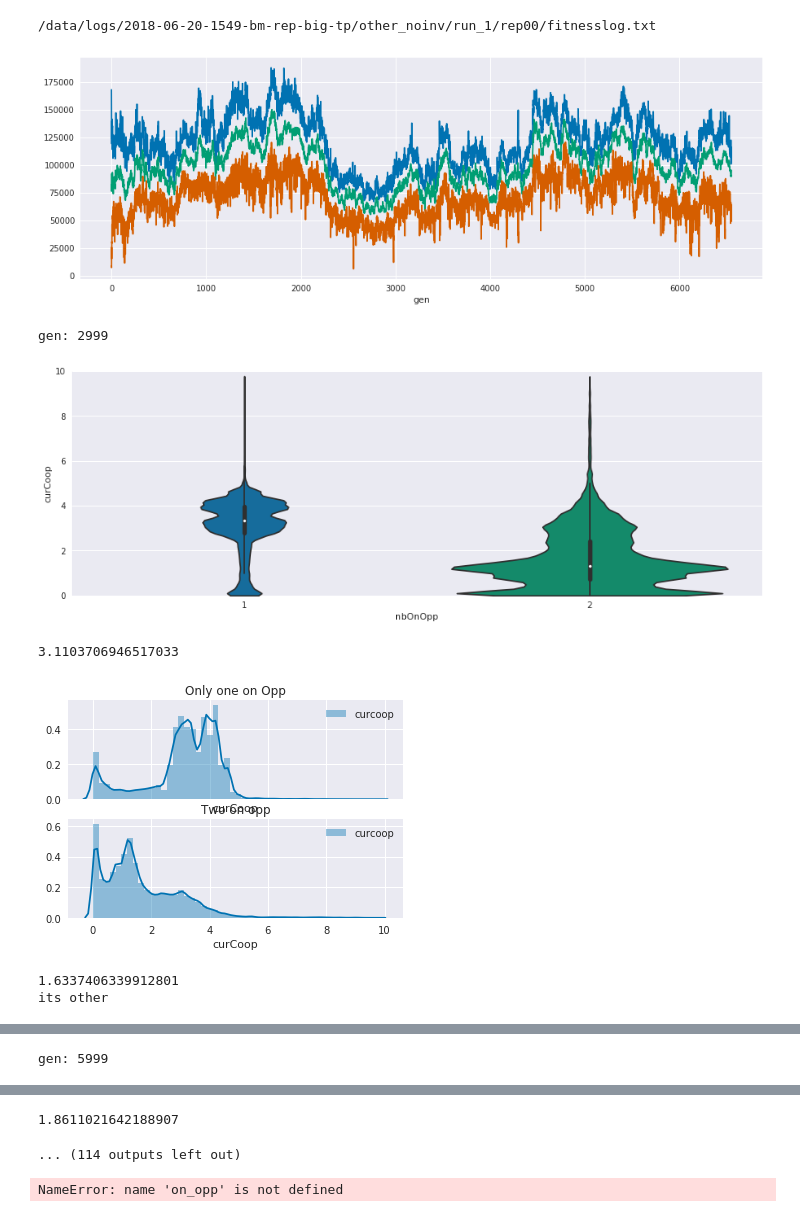
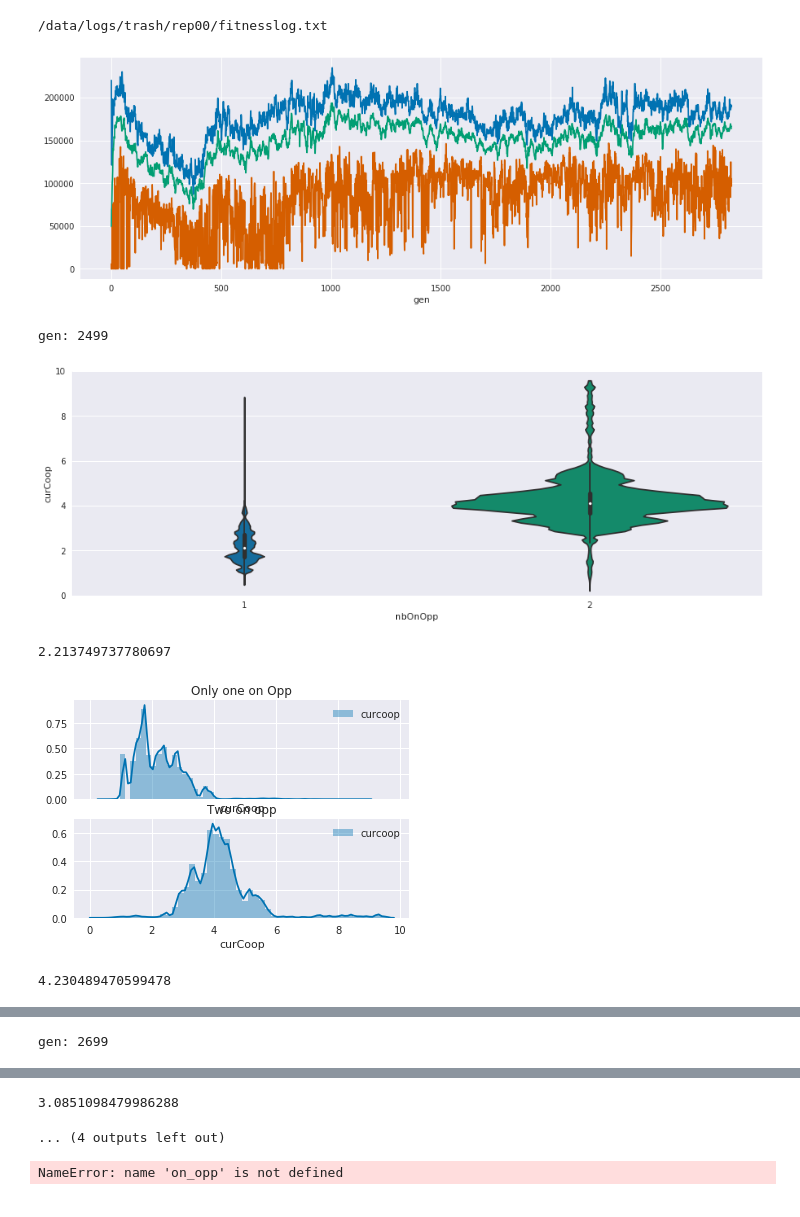
Before and after one commit to PaulEcoffet/roborobo3, a Jupyter notebook: roborobo3/notebooks/bigmodel ESS stat.ipynb, the cells around one changed output, grey strips where cells are left out. Cells and saved outputs as stored; diff of their text form; code cells hidden in the pictures.

```diff
--- a/roborobo3/notebooks/bigmodel ESS stat.ipynb
+++ b/roborobo3/notebooks/bigmodel ESS stat.ipynb
@@ -22,7 +22,7 @@ run_folder = '2018-05-15-1737-bm-grid-fake-mulambda'
 run_folder = '2018-06-07-1859-bm-rep-big-fitprop'
 run_folder = '2018-06-20-1549-bm-rep-big-tp/'
 
-gens = [2999, 5999]
+gens = [2499, 2699]
 
 conds = sorted(glob(f'/data/logs/{run_folder}/**/rep00', recursive=True))
 
@@ -77,38 +77,37 @@ for cond in conds:
         ax = ax1
         sns.distplot(on_opp['curCoop'], label="curcoop", ax=ax)
         #sns.distplot(on_opp['a']/on_opp['nbOnOpp'], label="ess")
         print(on_opp['curCoop'].mean())
         ax.set_title('Only one on Opp')
         ax.legend()
 
         ax = ax2
         on_opp = log.query('onOpp == 1 and nbOnOpp == 2').copy()
         sns.distplot(on_opp['curCoop'], label="curcoop", ax=ax)
         #sns.distplot(on_opp['a'], label="ess")
         ax.legend()
         ax.set_title('Two on opp')
         plt.show(fig)
         print(on_opp['curCoop'].mean())
 
         fig, ax = plt.subplots()
         if 'other' in cond:
             print('its other')
             on_opp['tot'] = on_opp['meanTotal'] + on_opp['curCoop']
         else:
             on_opp['tot'] = on_opp['meanTotal']
         sns.distplot(on_opp['tot'], ax=ax)
         ax.set_xlim(0, 12)
         plt.show(fig)
 
         fig, ax = plt.subplots()
         sns.distplot(log.groupby('id')['onOpp'].mean())
         plt.show()
 # %% [output]
-/data/logs/2018-06-20-1549-bm-rep-big-tp/other_noinv/run_1/rep00/fitnesslog.txt
+/data/logs/trash/rep00/fitnesslog.txt
-[figure, old version]
+[figure, new version]
-gen: 2999
+gen: 2499
-[figure, old version]
+[figure, new version]
-3.1103706946517033
+2.213749737780697
-[figure, old version]
+[figure, new version]
-1.6337406339912801
-its other
+4.230489470599478
@@ -117 +116 @@ its other
-gen: 5999
+gen: 2699
@@ -119,5 +118,5 @@ gen: 5999
-1.8611021642188907
+3.0851098479986288
-... (114 outputs left out)
+... (4 outputs left out)
 # %%
 print(scipy.stats.normaltest(on_opp['curCoop']))
 print(scipy.stats.normaltest(on_opp['a']))
```
Also changed, not shown: parts of 1 cell of this notebook, 1 other file.
